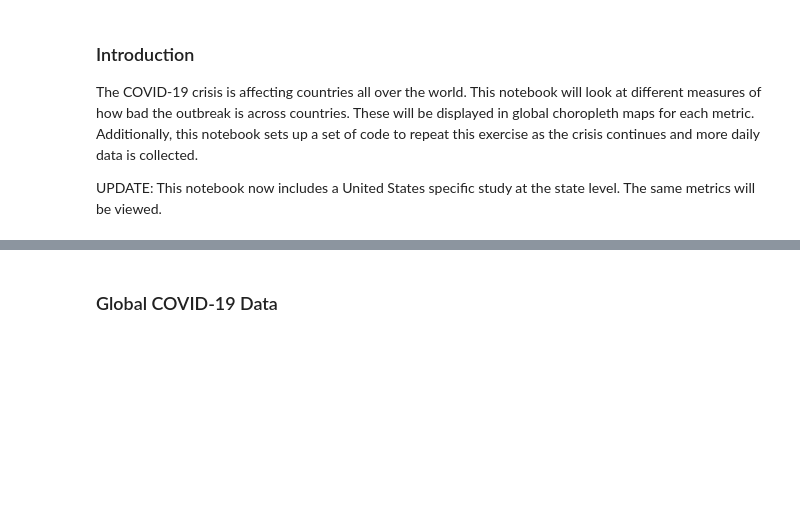
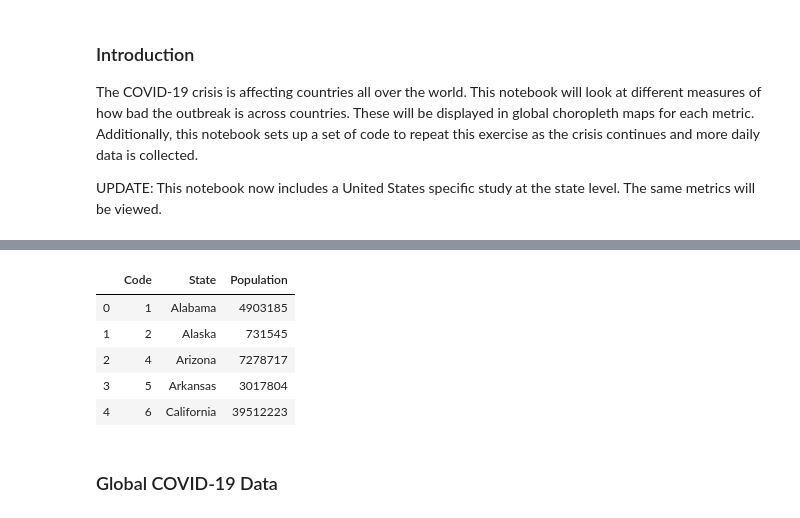
Before and after one commit to BenGeissel/COVID19_Spread_Visualizations_Blog, a Jupyter notebook: COVID19_Spread_Visualizations.ipynb, the cells around one changed output, grey strips where cells are left out. Cells and saved outputs as stored; diff of their text form; code cells hidden in the pictures; blank space fills up the shorter version.

```diff
--- a/COVID19_Spread_Visualizations.ipynb
+++ b/COVID19_Spread_Visualizations.ipynb
@@ -39,3 +69,23 @@ global_pop_df.head()
+# %%
+# Drop unnecessary columns and US total row
+us_state_pop_df.drop(['SUMLEV', 'REGION', 'DIVISION', 'POPEST18PLUS2019', 'PCNT_POPEST18PLUS'],
+                     axis = 1, inplace = True)
+us_state_pop_df.drop(index = 0, inplace = True)
+us_state_pop_df.reset_index(drop = True, inplace = True)
+# %%
+# Rename columns
+us_state_pop_df.rename({'POPESTIMATE2019': 'Population', 'STATE' : 'Code', 'NAME' : 'State'},
+                       axis = 1, inplace = True)
+# %%
+# Preview dataframe
+us_state_pop_df.head()
+# %% [output]
+|  | Code | State | Population |
+| 0 | 1 | Alabama | 4903185 |
+| 1 | 2 | Alaska | 731545 |
+| 2 | 4 | Arizona | 7278717 |
+| 3 | 5 | Arkansas | 3017804 |
+| 4 | 6 | California | 39512223 |
 # %% [markdown]
 ### Global COVID-19 Data
 # %%
```
Also changed, not shown: parts of 42 cells of this notebook.
